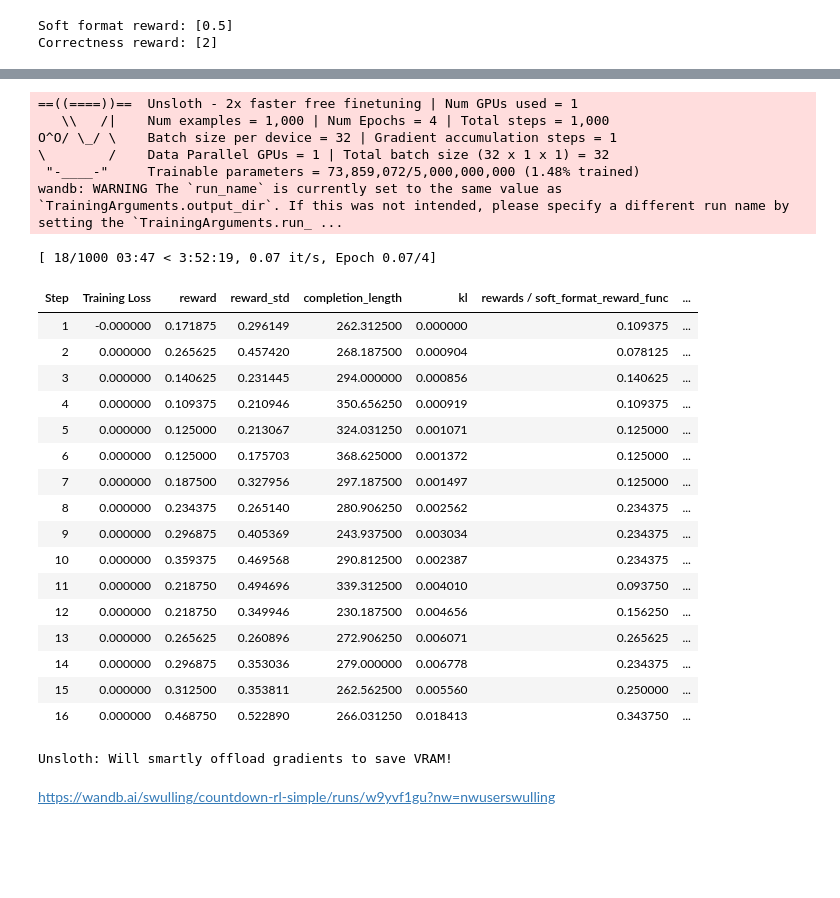
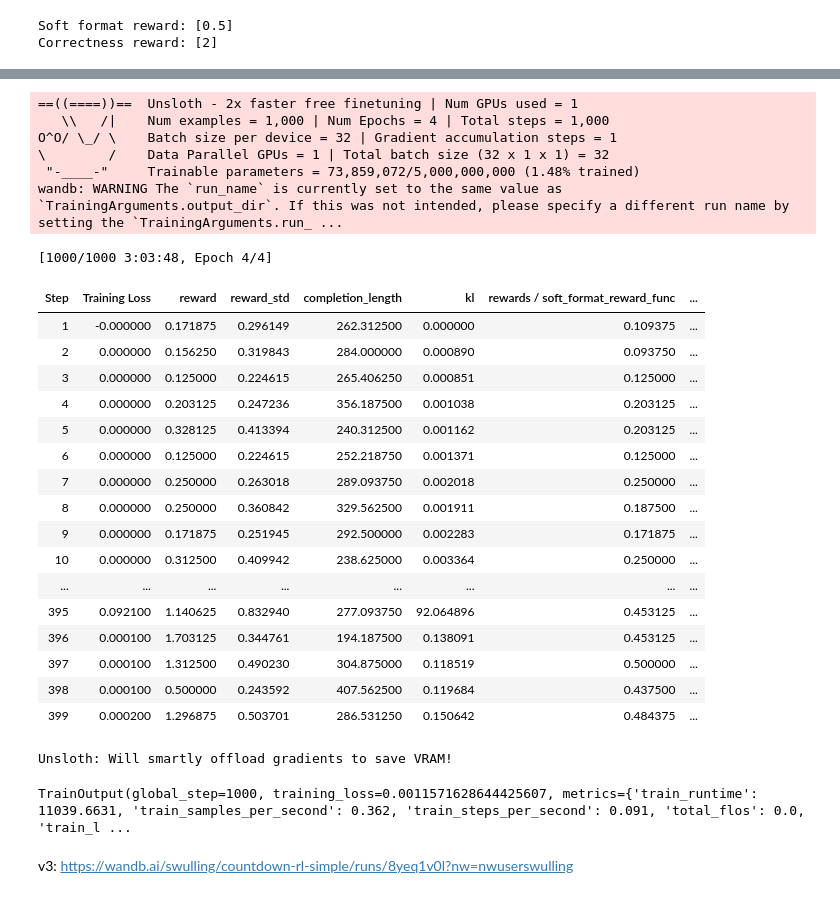
Before and after one commit to ninehills/countdown, a Jupyter notebook: 7_rl_train_grpo.ipynb, the cells around one changed output, grey strips where cells are left out. Cells and saved outputs as stored; diff of their text form; code cells hidden in the pictures; blank space fills up the shorter version.

```diff
--- a/7_rl_train_grpo.ipynb
+++ b/7_rl_train_grpo.ipynb
@@ -77,7 +76,7 @@ Unsloth 2025.3.19 patched 28 layers with 28 QKV layers, 28 O layers and 28 MLP l
 from constant import SYSTEM_PROMPT, USER_PROMPT_TPL, parse_user_prompt
 from datasets import load_dataset
 def get_countdown_questions(data_file):
-    data = load_dataset("json", data_files="data/rl_data_simple.jsonl")["train"]
+    data = load_dataset("json", data_files=data_file)["train"]
     data = data.map(lambda x: {
         'prompt': [
             {'role': 'system', 'content': SYSTEM_PROMPT},
@@ -87,7 +86,6 @@ def get_countdown_questions(data_file):
     return data
 
 dataset = get_countdown_questions("data/rl_data_simple.jsonl")
-eval_dataset = get_countdown_questions("data/test_simple.jsonl")
 
 dataset[0]
 # %% [output]
@@ -211,50 +220,55 @@ training_args = GRPOConfig(
     beta=0.001,
     report_to = "wandb", # Can use Weights & Biases
     log_completions=True,
-    logging_steps = 1,
-    eval_steps = 10,
+    logging_steps=1,
+    # unsloth grpo eval bug: https://github.com/unslothai/unsloth/issues/2367
+    # do_eval=True,
+    # eval_strategy="steps",
+    # eval_steps=1,
+    # per_device_eval_batch_size = 32,
 )
 # %%
 trainer = GRPOTrainer(
     model = model,
     processing_class = tokenizer,
     reward_funcs = [
         soft_format_reward_func,
         correctness_reward_func,
     ],
     args = training_args,
     train_dataset = dataset,
-    eval_dataset = eval_dataset,
+    # eval_dataset = eval_dataset,
 )
 trainer.train()
 # %% [output]
 ==((====))==  Unsloth - 2x faster free finetuning | Num GPUs used = 1
    \\   /|    Num examples = 1,000 | Num Epochs = 4 | Total steps = 1,000
 O^O/ \_/ \    Batch size per device = 32 | Gradient accumulation steps = 1
 \        /    Data Parallel GPUs = 1 | Total batch size (32 x 1 x 1) = 32
  "-____-"     Trainable parameters = 73,859,072/5,000,000,000 (1.48% trained)
 wandb: WARNING The `run_name` is currently set to the same value as `TrainingArguments.output_dir`. If this was not intended, please specify a different run name by setting the `TrainingArguments.run_ ...
-[ 18/1000 03:47 < 3:52:19, 0.07 it/s, Epoch 0.07/4]
+[1000/1000 3:03:48, Epoch 4/4]
 | Step | Training Loss | reward | reward_std | completion_length | kl | rewards / soft_format_reward_func | ... |
 | 1 | -0.000000 | 0.171875 | 0.296149 | 262.312500 | 0.000000 | 0.109375 | ... |
-| 2 | 0.000000 | 0.265625 | 0.457420 | 268.187500 | 0.000904 | 0.078125 | ... |
-| 3 | 0.000000 | 0.140625 | 0.231445 | 294.000000 | 0.000856 | 0.140625 | ... |
-| 4 | 0.000000 | 0.109375 | 0.210946 | 350.656250 | 0.000919 | 0.109375 | ... |
-| 5 | 0.000000 | 0.125000 | 0.213067 | 324.031250 | 0.001071 | 0.125000 | ... |
-| 6 | 0.000000 | 0.125000 | 0.175703 | 368.625000 | 0.001372 | 0.125000 | ... |
-| 7 | 0.000000 | 0.187500 | 0.327956 | 297.187500 | 0.001497 | 0.125000 | ... |
-| 8 | 0.000000 | 0.234375 | 0.265140 | 280.906250 | 0.002562 | 0.234375 | ... |
-| 9 | 0.000000 | 0.296875 | 0.405369 | 243.937500 | 0.003034 | 0.234375 | ... |
-| 10 | 0.000000 | 0.359375 | 0.469568 | 290.812500 | 0.002387 | 0.234375 | ... |
-| 11 | 0.000000 | 0.218750 | 0.494696 | 339.312500 | 0.004010 | 0.093750 | ... |
-| 12 | 0.000000 | 0.218750 | 0.349946 | 230.187500 | 0.004656 | 0.156250 | ... |
-| 13 | 0.000000 | 0.265625 | 0.260896 | 272.906250 | 0.006071 | 0.265625 | ... |
-| 14 | 0.000000 | 0.296875 | 0.353036 | 279.000000 | 0.006778 | 0.234375 | ... |
-| 15 | 0.000000 | 0.312500 | 0.353811 | 262.562500 | 0.005560 | 0.250000 | ... |
-| 16 | 0.000000 | 0.468750 | 0.522890 | 266.031250 | 0.018413 | 0.343750 | ... |
+| 2 | 0.000000 | 0.156250 | 0.319843 | 284.000000 | 0.000890 | 0.093750 | ... |
+| 3 | 0.000000 | 0.125000 | 0.224615 | 265.406250 | 0.000851 | 0.125000 | ... |
+| 4 | 0.000000 | 0.203125 | 0.247236 | 356.187500 | 0.001038 | 0.203125 | ... |
+| 5 | 0.000000 | 0.328125 | 0.413394 | 240.312500 | 0.001162 | 0.203125 | ... |
+| 6 | 0.000000 | 0.125000 | 0.224615 | 252.218750 | 0.001371 | 0.125000 | ... |
+| 7 | 0.000000 | 0.250000 | 0.263018 | 289.093750 | 0.002018 | 0.250000 | ... |
+| 8 | 0.000000 | 0.250000 | 0.360842 | 329.562500 | 0.001911 | 0.187500 | ... |
+| 9 | 0.000000 | 0.171875 | 0.251945 | 292.500000 | 0.002283 | 0.171875 | ... |
+| 10 | 0.000000 | 0.312500 | 0.409942 | 238.625000 | 0.003364 | 0.250000 | ... |
+| ... | ... | ... | ... | ... | ... | ... | ... |
+| 395 | 0.092100 | 1.140625 | 0.832940 | 277.093750 | 92.064896 | 0.453125 | ... |
+| 396 | 0.000100 | 1.703125 | 0.344761 | 194.187500 | 0.138091 | 0.453125 | ... |
+| 397 | 0.000100 | 1.312500 | 0.490230 | 304.875000 | 0.118519 | 0.500000 | ... |
+| 398 | 0.000100 | 0.500000 | 0.243592 | 407.562500 | 0.119684 | 0.437500 | ... |
+| 399 | 0.000200 | 1.296875 | 0.503701 | 286.531250 | 0.150642 | 0.484375 | ... |
 Unsloth: Will smartly offload gradients to save VRAM!
+TrainOutput(global_step=1000, training_loss=0.0011571628644425607, metrics={'train_runtime': 11039.6631, 'train_samples_per_second': 0.362, 'train_steps_per_second': 0.091, 'total_flos': 0.0, 'train_l ...
 # %% [markdown]
-https://wandb.ai/swulling/countdown-rl-simple/runs/w9yvf1gu?nw=nwuserswulling
+v3: https://wandb.ai/swulling/countdown-rl-simple/runs/8yeq1v0l?nw=nwuserswulling
 # %%
 model.save_pretrained("output/qwen2.5-1.5b-rl-v3-lora")  # Local saving lora weights
 tokenizer.save_pretrained("output/qwen2.5-1.5b-rl-v3-lora")
```
Also changed, not shown: parts of 6 cells of this notebook, 5 other files.
